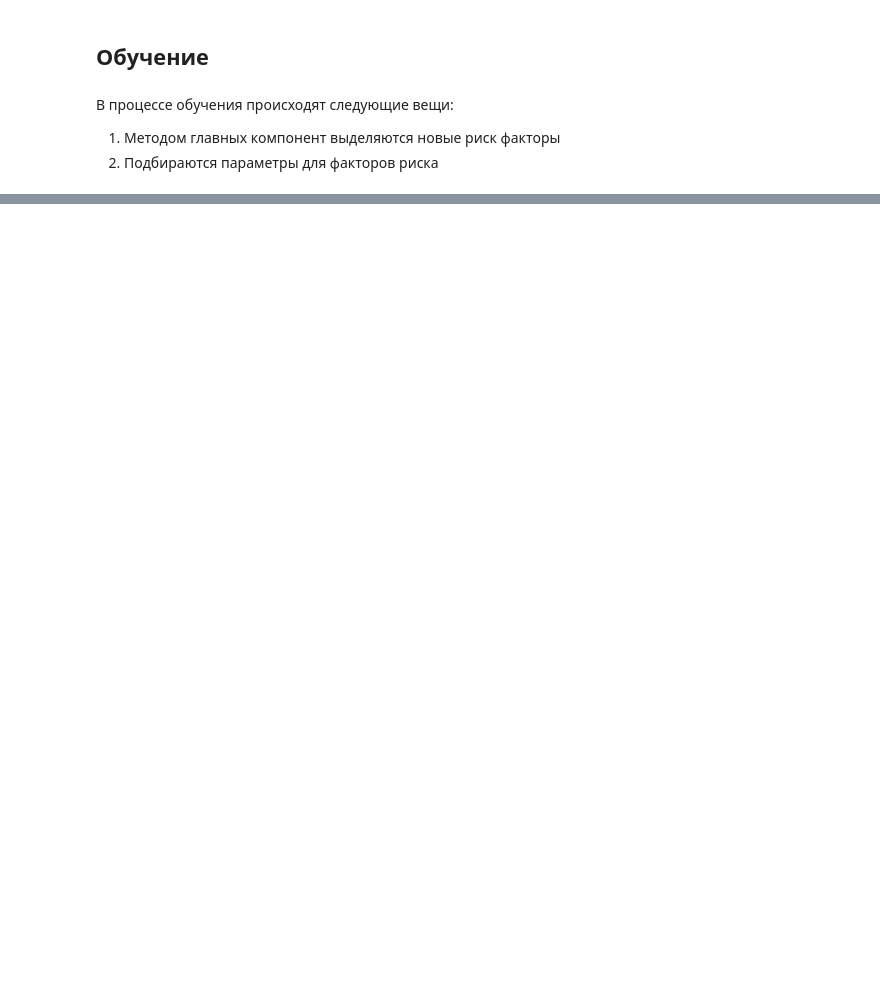
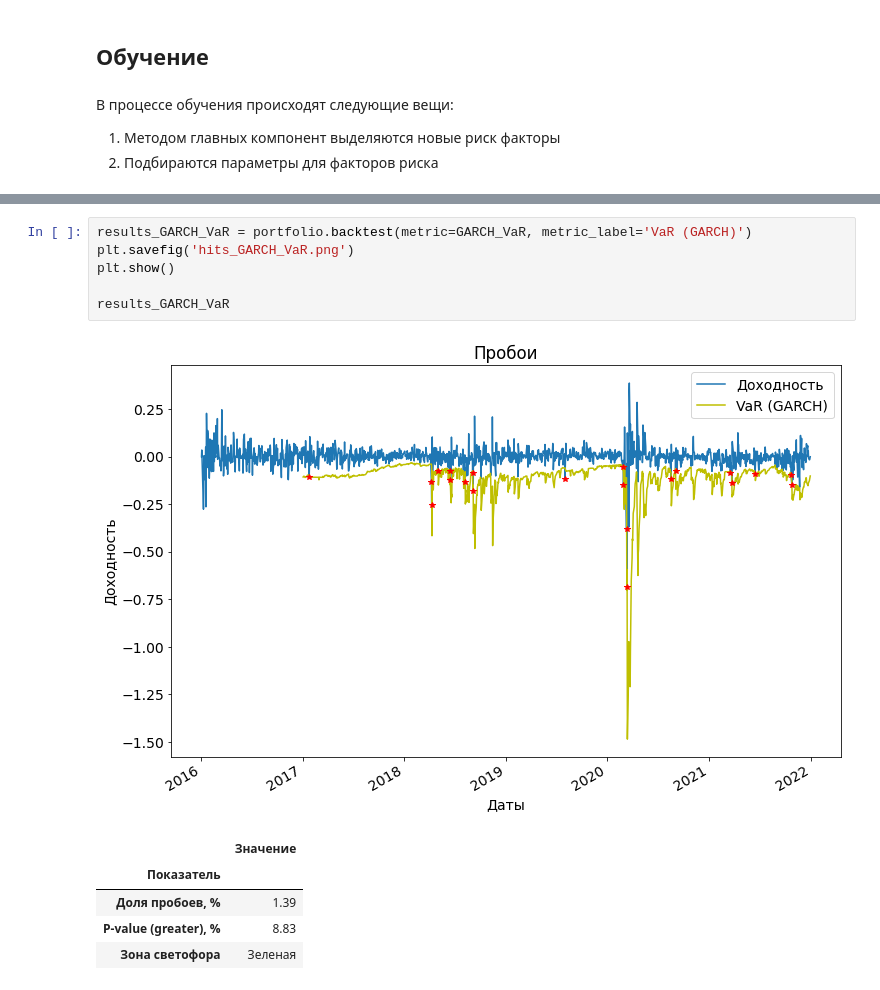
Before and after one commit to gaarutyunov/market-risk, a Jupyter notebook: notebooks/value_at_risk_portfolio.ipynb, the cells around one changed output, grey strips where cells are left out. Drawn from its saved outputs; the diff is of its cells as text; blank space fills up the shorter version.

```diff
--- a/notebooks/value_at_risk_portfolio.ipynb
+++ b/notebooks/value_at_risk_portfolio.ipynb
@@ -92,0 +130,13 @@ portfolio.plot_value_at_risk(calc_func=calculate_garch)
+# %%
+results_GARCH_VaR = portfolio.backtest(metric=GARCH_VaR, metric_label='VaR (GARCH)')
+plt.savefig('hits_GARCH_VaR.png')
+plt.show()
+
+results_GARCH_VaR
+# %% [output]
+[figure, added]
+|  | Значение |
+| Показатель |  |
+| Доля пробоев, % | 1.39 |
+| P-value (greater), % | 8.83 |
+| Зона светофора | Зеленая |
```
Also changed, not shown: parts of 19 cells of this notebook, 16 other files.
